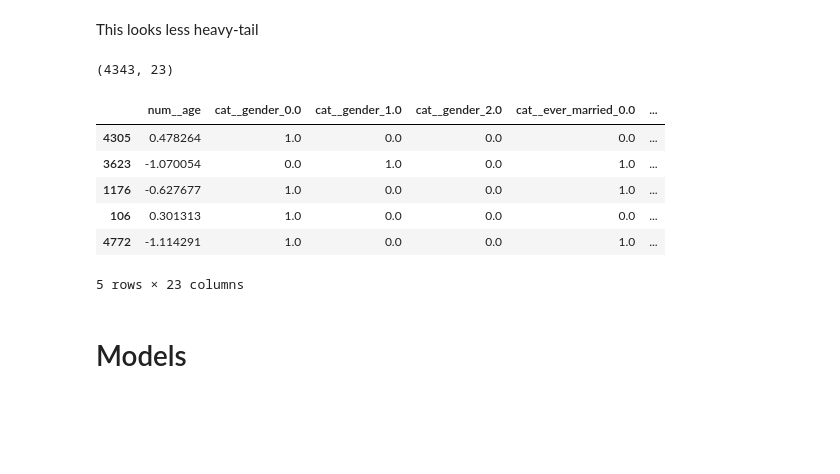
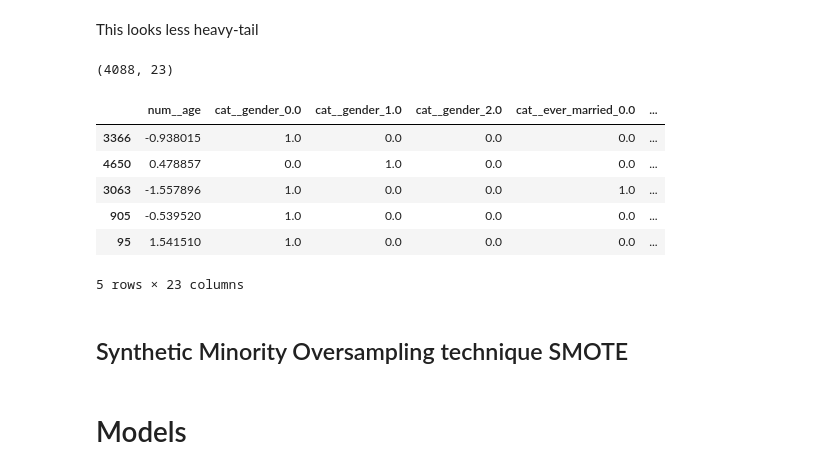
Before and after one commit to lenguyenthuyvan/M682finalproject, a Jupyter notebook: finalproject.ipynb, the cells around one changed output. Cells and saved outputs as stored; diff of their text form; code cells hidden in the pictures; blank space fills up the shorter version.

Commit message:
Used SMOTE to deal with unbalanced data

```diff
--- a/finalproject.ipynb
+++ b/finalproject.ipynb
@@ -373,20 +374,22 @@ preprocessing = ColumnTransformer([
 ])
 
 
-stroke_prepared = preprocessing.fit_transform(stroke)
+stroke_prepared = preprocessing.fit_transform(x_train)
 stroke_prepared.shape
 # %% [output]
-(4343, 23)
+(4088, 23)
 # %%
 names = preprocessing.get_feature_names_out()
 # %%
-data = pd.DataFrame(stroke_prepared, columns=names,index=stroke.index)
+data = pd.DataFrame(stroke_prepared, columns=names,index=x_train.index)
 data.head(5)
 # %% [output]
 |  | num__age | cat__gender_0.0 | cat__gender_1.0 | cat__gender_2.0 | cat__ever_married_0.0 | ... |
-| 4305 | 0.478264 | 1.0 | 0.0 | 0.0 | 0.0 | ... |
-| 3623 | -1.070054 | 0.0 | 1.0 | 0.0 | 1.0 | ... |
-| 1176 | -0.627677 | 1.0 | 0.0 | 0.0 | 1.0 | ... |
-| 106 | 0.301313 | 1.0 | 0.0 | 0.0 | 0.0 | ... |
-| 4772 | -1.114291 | 1.0 | 0.0 | 0.0 | 1.0 | ... |
+| 3366 | -0.938015 | 1.0 | 0.0 | 0.0 | 0.0 | ... |
+| 4650 | 0.478857 | 0.0 | 1.0 | 0.0 | 0.0 | ... |
+| 3063 | -1.557896 | 1.0 | 0.0 | 0.0 | 1.0 | ... |
+| 905 | -0.539520 | 1.0 | 0.0 | 0.0 | 0.0 | ... |
+| 95 | 1.541510 | 1.0 | 0.0 | 0.0 | 0.0 | ... |
 5 rows × 23 columns
+# %% [markdown]
+## Synthetic Minority Oversampling technique SMOTE
```
Also changed, not shown: parts of 16 cells of this notebook.
